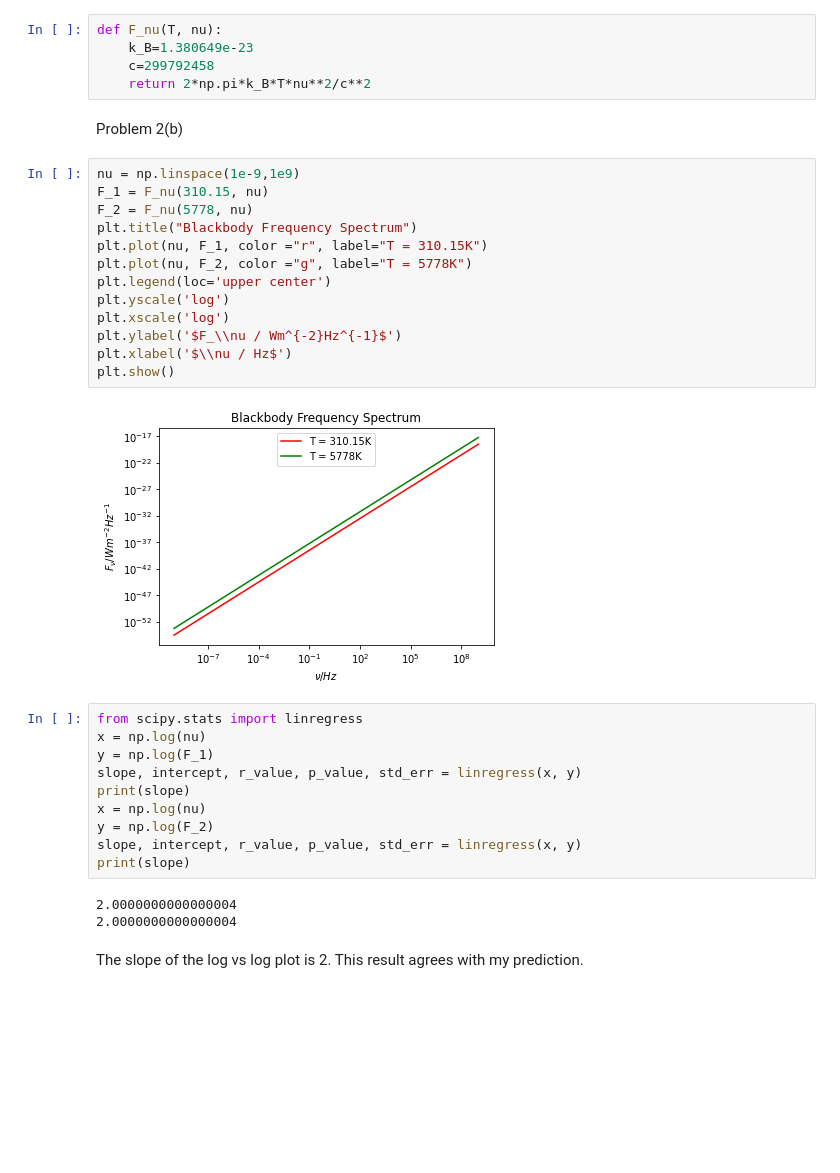
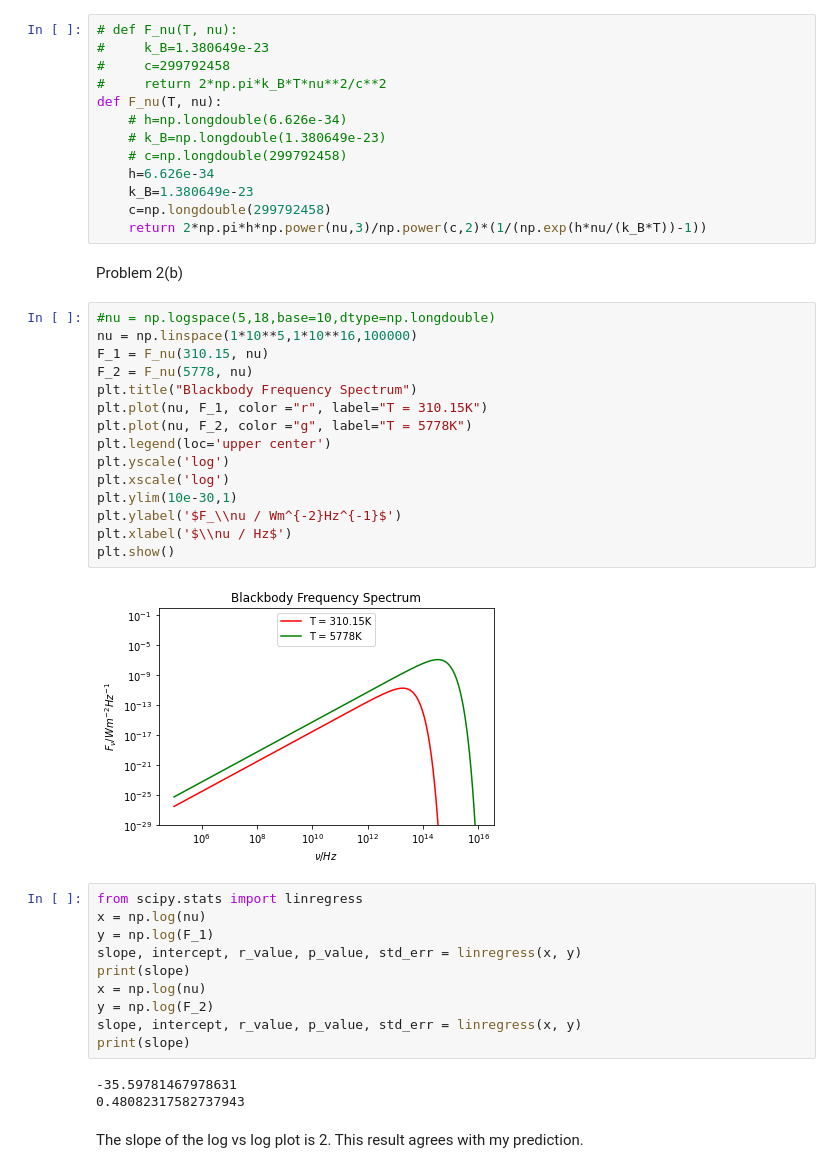
Before and after one commit to AmedeoAvogadro/PHYS29, a Jupyter notebook: notebooks/Yizhi_Jiao_Homework_5.ipynb, the cells around one changed output. Cells and saved outputs as stored; diff of their text form; blank space fills up the shorter version.

```diff
--- a/notebooks/Yizhi_Jiao_Homework_5.ipynb
+++ b/notebooks/Yizhi_Jiao_Homework_5.ipynb
@@ -31,28 +31,38 @@ Problem 2(a)
 Use Mathematica to find the first term of Taylor series $F_\nu$ at $x = 0$
 $$F_\nu = \frac{2\pi k_B T \nu^2}{c^2}$$
 so the power law of this relationship is $F_\nu \propto \nu^2$
-# %%
-def F_nu(T, nu):
-    k_B=1.380649e-23
-    c=299792458
-    return 2*np.pi*k_B*T*nu**2/c**2
+# %%
+# def F_nu(T, nu):
+#     k_B=1.380649e-23
+#     c=299792458
+#     return 2*np.pi*k_B*T*nu**2/c**2
+def F_nu(T, nu):
+    # h=np.longdouble(6.626e-34)
+    # k_B=np.longdouble(1.380649e-23)
+    # c=np.longdouble(299792458)
+    h=6.626e-34
+    k_B=1.380649e-23
+    c=np.longdouble(299792458)
+    return 2*np.pi*h*np.power(nu,3)/np.power(c,2)*(1/(np.exp(h*nu/(k_B*T))-1))
 # %% [markdown]
 Problem 2(b)
 # %%
-nu = np.linspace(1e-9,1e9)
+#nu = np.logspace(5,18,base=10,dtype=np.longdouble)
+nu = np.linspace(1*10**5,1*10**16,100000)
 F_1 = F_nu(310.15, nu)
 F_2 = F_nu(5778, nu)
 plt.title("Blackbody Frequency Spectrum")
 plt.plot(nu, F_1, color ="r", label="T = 310.15K")
 plt.plot(nu, F_2, color ="g", label="T = 5778K")
 plt.legend(loc='upper center')
 plt.yscale('log')
 plt.xscale('log')
+plt.ylim(10e-30,1)
 plt.ylabel('$F_\\nu / Wm^{-2}Hz^{-1}$')
 plt.xlabel('$\\nu / Hz$')
 plt.show()
 # %% [output]
-[figure, old version]
+[figure, new version]
 # %%
 from scipy.stats import linregress
 x = np.log(nu)
@@ -64,8 +74,8 @@ y = np.log(F_2)
 slope, intercept, r_value, p_value, std_err = linregress(x, y)
 print(slope)
 # %% [output]
-2.0000000000000004
-2.0000000000000004
+-35.59781467978631
+0.48082317582737943
 # %% [markdown]
 The slope of the log vs log plot is 2.
 This result agrees with my prediction.
```
Also changed, not shown: 1 other file.
